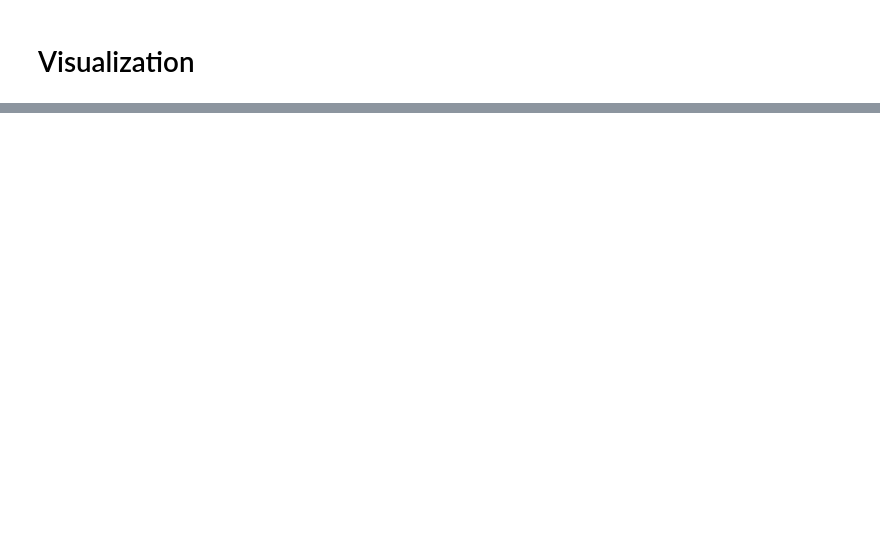
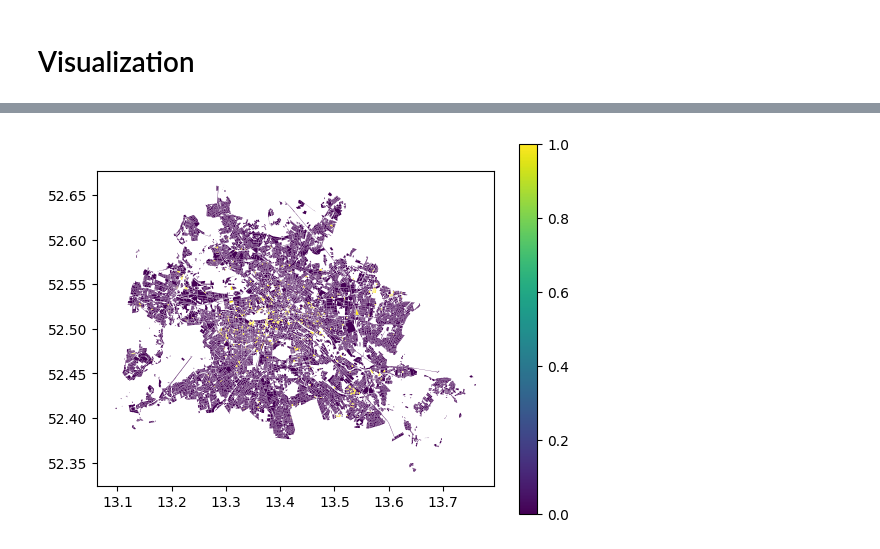
Before and after one commit to margaux-go/green_cities_now_berlin, a Jupyter notebook: notebooks/model.ipynb, the cells around one changed output, grey strips where cells are left out. Drawn from its saved outputs; the diff is of its cells as text; code cells hidden in the pictures; blank space fills up the shorter version.

```diff
--- a/notebooks/model.ipynb
+++ b/notebooks/model.ipynb
@@ -107,0 +132,5 @@ pickle.dump(model, open(model_file, 'wb'))
+# %%
+# plotting real green roofs situation
+df_vis.plot(column = 'green_roof', cmap = 'viridis', legend = True);
+# %% [output]
+[figure, added]
```
Also changed, not shown: parts of 11 cells of this notebook, 1 other file.
